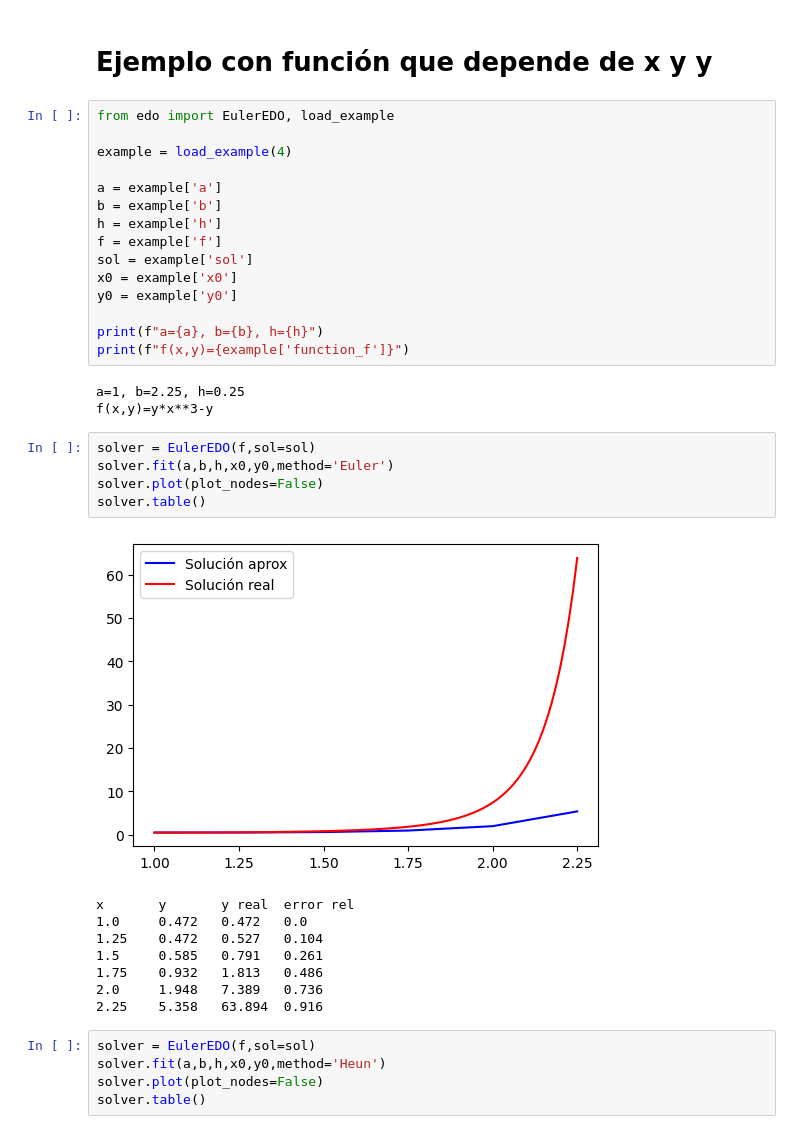
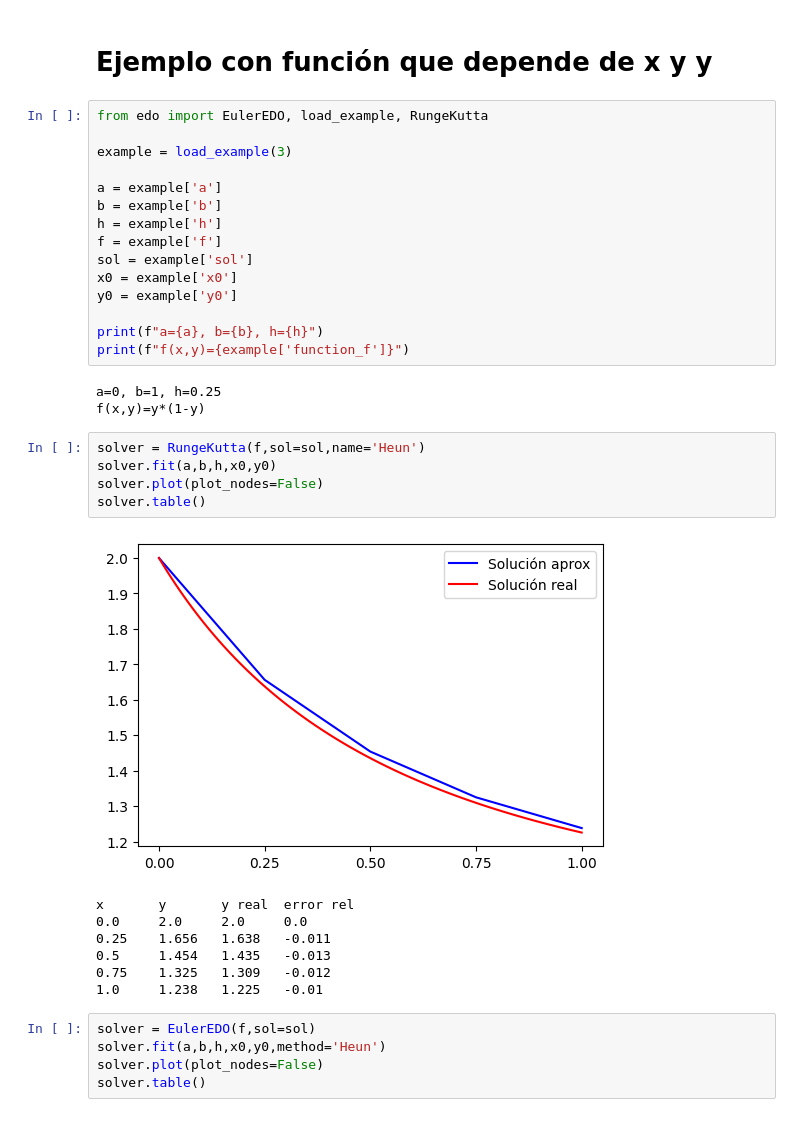
Before and after one commit to gmauricio-toledo/UNISON-teaching, a Jupyter notebook: EDO.ipynb, the cells around one changed output. Cells and saved outputs as stored; diff of their text form.

```diff
--- a/EDO.ipynb
+++ b/EDO.ipynb
@@ -140,9 +140,9 @@ x       y       y real  error rel
 # %% [markdown]
 # Ejemplo con función que depende de x y y
 # %%
-from edo import EulerEDO, load_example
+from edo import EulerEDO, load_example, RungeKutta
 
-example = load_example(4)
+example = load_example(3)
 
 a = example['a']
 b = example['b']
@@ -155,22 +155,21 @@ y0 = example['y0']
 print(f"a={a}, b={b}, h={h}")
 print(f"f(x,y)={example['function_f']}")
 # %% [output]
-a=1, b=2.25, h=0.25
-f(x,y)=y*x**3-y
+a=0, b=1, h=0.25
+f(x,y)=y*(1-y)
 # %%
-solver = EulerEDO(f,sol=sol)
-solver.fit(a,b,h,x0,y0,method='Euler')
+solver = RungeKutta(f,sol=sol,name='Heun')
+solver.fit(a,b,h,x0,y0)
 solver.plot(plot_nodes=False)
 solver.table()
 # %% [output]
-[figure, old version]
+[figure, new version]
 x       y       y real  error rel
-1.0     0.472   0.472   0.0
-1.25    0.472   0.527   0.104
-1.5     0.585   0.791   0.261
-1.75    0.932   1.813   0.486
-2.0     1.948   7.389   0.736
-2.25    5.358   63.894  0.916
+0.0     2.0     2.0     0.0
+0.25    1.656   1.638   -0.011
+0.5     1.454   1.435   -0.013
+0.75    1.325   1.309   -0.012
+1.0     1.238   1.225   -0.01
 # %%
 solver = EulerEDO(f,sol=sol)
 solver.fit(a,b,h,x0,y0,method='Heun')
```
Also changed, not shown: 4 other files.
